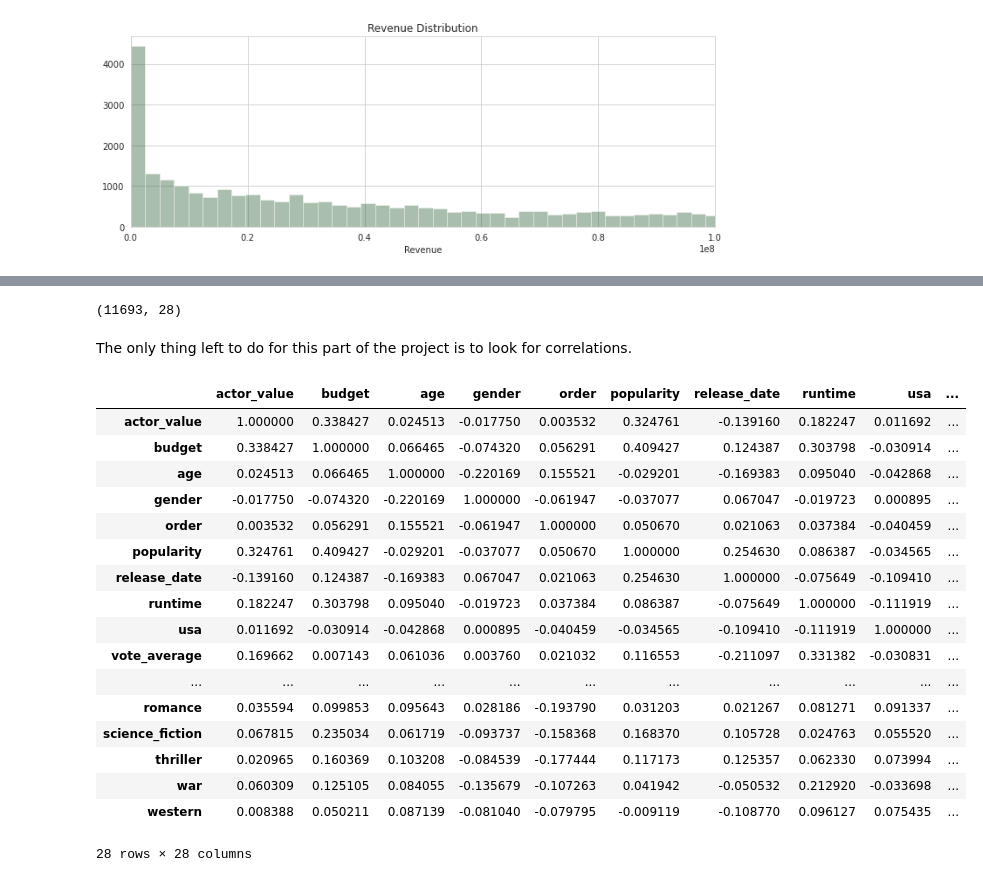
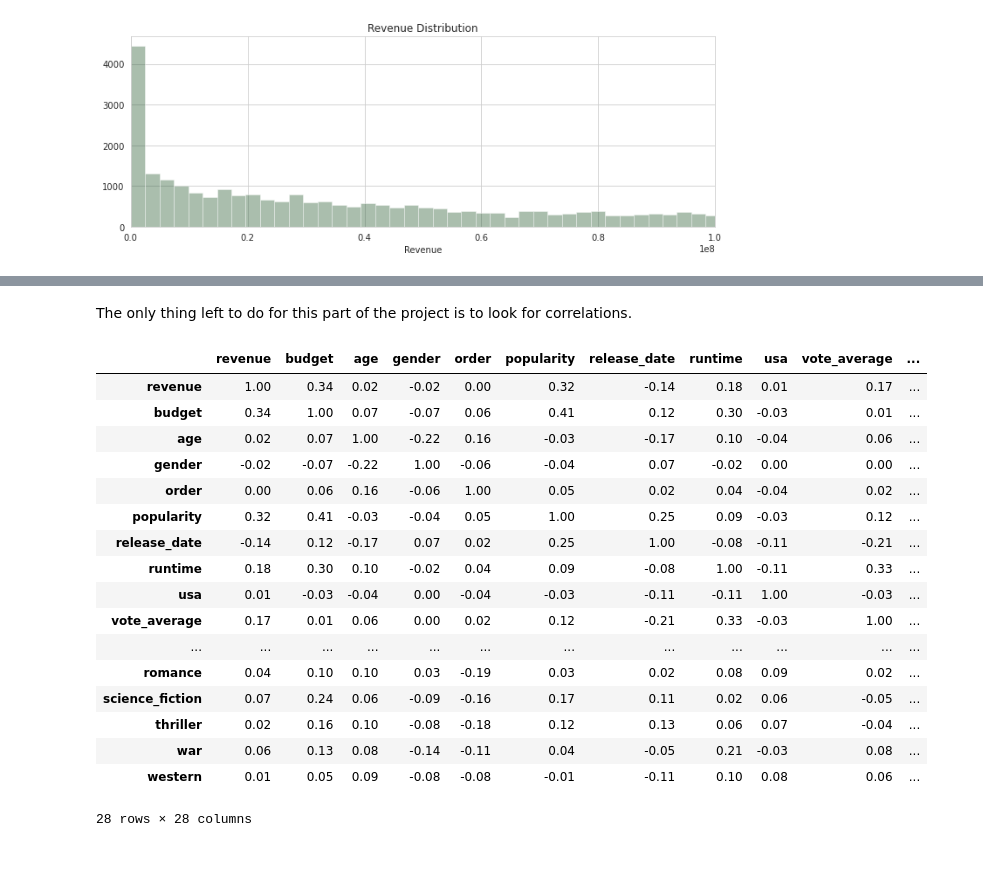
Before and after one commit to christianspybrook/movie_actor_tree_ensembles, a Jupyter notebook: data_wrangling/capstone2_wrangler.ipynb, the cells around one changed output, grey strips where cells are left out. Drawn from its saved outputs; the diff is of its cells as text; code cells hidden in the pictures.

```diff
--- a/data_wrangling/capstone2_wrangler.ipynb
+++ b/data_wrangling/capstone2_wrangler.ipynb
@@ -32,7 +32,7 @@ To begin, I need to munge the data a bit, as it is generalized for use on a vari
 > **MOVIE DATASET**
 # %%
 # read in movie dataset
-movie_df = pd.read_json('data/tmdb_movie_clean.json')
+movie_df = pd.read_json('../data/tmdb_movie_clean.json')
 movie_df.transpose()
 # %% [output]
 |  | 0 | 1 | 2 | 3 | 4 | 5 | 6 | 7 | 8 | 9 | ... | ... |
@@ -269,7 +269,7 @@ This can be used to convert values to dollars for the time when this dataset was
 This dataset hold monthly inflation rates from the first month of 1913 until March of 2020.
 # %%
 # load inflation data
-inflation_df = pd.read_csv('data/cpi_multiplier.csv', index_col=0)
+inflation_df = pd.read_csv('../data/cpi_multiplier.csv', index_col=0)
 inflation_df.iloc[np.r_[0:3, -3:0]]
 # %% [output]
 |  | date | cpiaucns | cpi_multiplier |
@@ -1152,7 +1158,7 @@ There's just a couple of features from this to tack onto the monster dataset abo
 > **PERSON DATASET**
 # %%
 # read in person dataset
-person_df = pd.read_json('data/tmdb_person_clean.json')
+person_df = pd.read_json('../data/tmdb_person_clean.json')
 # %%
 # convert birthdays to datetime objects and remove timezone-aware index
 person_df['birthday'] = pd.to_datetime(person_df['birthday']).dt.tz_localize(None)
@@ -1549,4 +1563,0 @@ The last thing I will do to the dataset is rename some of the columns for clarit
-# %%
-# assign better names to variables
-df.rename(columns={'revenue': 'actor_value'}, inplace=True)
-df.head(11).transpose()
@@ -1571,29 +1564,24 @@ df.head(11).transpose()
-# %%
-# look at final shape
-df.shape
-# %% [output]
-(11693, 28)
 # %% [markdown]
 The only thing left to do for this part of the project is to look for correlations.
 # %%
 # get correlations
-df.corr()
+df.corr().round(decimals=2)
 # %% [output]
-|  | actor_value | budget | age | gender | order | popularity | release_date | runtime | usa | ... |
-| actor_value | 1.000000 | 0.338427 | 0.024513 | -0.017750 | 0.003532 | 0.324761 | -0.139160 | 0.182247 | 0.011692 | ... |
-| budget | 0.338427 | 1.000000 | 0.066465 | -0.074320 | 0.056291 | 0.409427 | 0.124387 | 0.303798 | -0.030914 | ... |
-| age | 0.024513 | 0.066465 | 1.000000 | -0.220169 | 0.155521 | -0.029201 | -0.169383 | 0.095040 | -0.042868 | ... |
-| gender | -0.017750 | -0.074320 | -0.220169 | 1.000000 | -0.061947 | -0.037077 | 0.067047 | -0.019723 | 0.000895 | ... |
-| order | 0.003532 | 0.056291 | 0.155521 | -0.061947 | 1.000000 | 0.050670 | 0.021063 | 0.037384 | -0.040459 | ... |
-| popularity | 0.324761 | 0.409427 | -0.029201 | -0.037077 | 0.050670 | 1.000000 | 0.254630 | 0.086387 | -0.034565 | ... |
-| release_date | -0.139160 | 0.124387 | -0.169383 | 0.067047 | 0.021063 | 0.254630 | 1.000000 | -0.075649 | -0.109410 | ... |
-| runtime | 0.182247 | 0.303798 | 0.095040 | -0.019723 | 0.037384 | 0.086387 | -0.075649 | 1.000000 | -0.111919 | ... |
-| usa | 0.011692 | -0.030914 | -0.042868 | 0.000895 | -0.040459 | -0.034565 | -0.109410 | -0.111919 | 1.000000 | ... |
-| vote_average | 0.169662 | 0.007143 | 0.061036 | 0.003760 | 0.021032 | 0.116553 | -0.211097 | 0.331382 | -0.030831 | ... |
-| ... | ... | ... | ... | ... | ... | ... | ... | ... | ... | ... |
-| romance | 0.035594 | 0.099853 | 0.095643 | 0.028186 | -0.193790 | 0.031203 | 0.021267 | 0.081271 | 0.091337 | ... |
-| science_fiction | 0.067815 | 0.235034 | 0.061719 | -0.093737 | -0.158368 | 0.168370 | 0.105728 | 0.024763 | 0.055520 | ... |
-| thriller | 0.020965 | 0.160369 | 0.103208 | -0.084539 | -0.177444 | 0.117173 | 0.125357 | 0.062330 | 0.073994 | ... |
-| war | 0.060309 | 0.125105 | 0.084055 | -0.135679 | -0.107263 | 0.041942 | -0.050532 | 0.212920 | -0.033698 | ... |
-| western | 0.008388 | 0.050211 | 0.087139 | -0.081040 | -0.079795 | -0.009119 | -0.108770 | 0.096127 | 0.075435 | ... |
+|  | revenue | budget | age | gender | order | popularity | release_date | runtime | usa | vote_average | ... |
+| revenue | 1.00 | 0.34 | 0.02 | -0.02 | 0.00 | 0.32 | -0.14 | 0.18 | 0.01 | 0.17 | ... |
+| budget | 0.34 | 1.00 | 0.07 | -0.07 | 0.06 | 0.41 | 0.12 | 0.30 | -0.03 | 0.01 | ... |
+| age | 0.02 | 0.07 | 1.00 | -0.22 | 0.16 | -0.03 | -0.17 | 0.10 | -0.04 | 0.06 | ... |
+| gender | -0.02 | -0.07 | -0.22 | 1.00 | -0.06 | -0.04 | 0.07 | -0.02 | 0.00 | 0.00 | ... |
+| order | 0.00 | 0.06 | 0.16 | -0.06 | 1.00 | 0.05 | 0.02 | 0.04 | -0.04 | 0.02 | ... |
+| popularity | 0.32 | 0.41 | -0.03 | -0.04 | 0.05 | 1.00 | 0.25 | 0.09 | -0.03 | 0.12 | ... |
+| release_date | -0.14 | 0.12 | -0.17 | 0.07 | 0.02 | 0.25 | 1.00 | -0.08 | -0.11 | -0.21 | ... |
+| runtime | 0.18 | 0.30 | 0.10 | -0.02 | 0.04 | 0.09 | -0.08 | 1.00 | -0.11 | 0.33 | ... |
+| usa | 0.01 | -0.03 | -0.04 | 0.00 | -0.04 | -0.03 | -0.11 | -0.11 | 1.00 | -0.03 | ... |
+| vote_average | 0.17 | 0.01 | 0.06 | 0.00 | 0.02 | 0.12 | -0.21 | 0.33 | -0.03 | 1.00 | ... |
+| ... | ... | ... | ... | ... | ... | ... | ... | ... | ... | ... | ... |
+| romance | 0.04 | 0.10 | 0.10 | 0.03 | -0.19 | 0.03 | 0.02 | 0.08 | 0.09 | 0.02 | ... |
+| science_fiction | 0.07 | 0.24 | 0.06 | -0.09 | -0.16 | 0.17 | 0.11 | 0.02 | 0.06 | -0.05 | ... |
+| thriller | 0.02 | 0.16 | 0.10 | -0.08 | -0.18 | 0.12 | 0.13 | 0.06 | 0.07 | -0.04 | ... |
+| war | 0.06 | 0.13 | 0.08 | -0.14 | -0.11 | 0.04 | -0.05 | 0.21 | -0.03 | 0.08 | ... |
+| western | 0.01 | 0.05 | 0.09 | -0.08 | -0.08 | -0.01 | -0.11 | 0.10 | 0.08 | 0.06 | ... |
 28 rows × 28 columns
```
Also changed, not shown: parts of 25 cells of this notebook.
